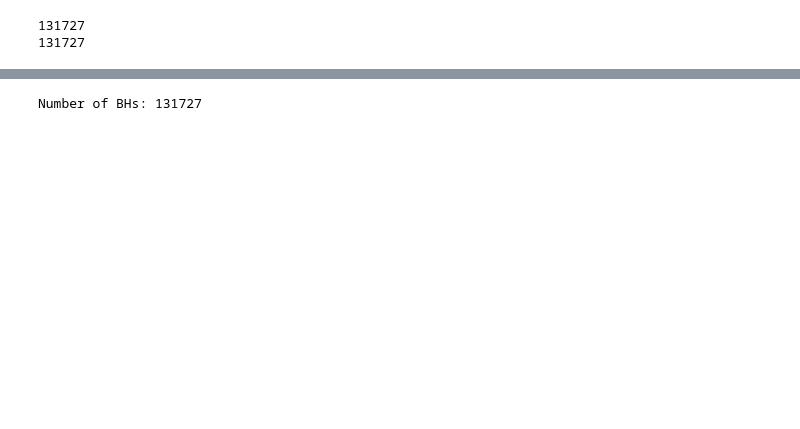
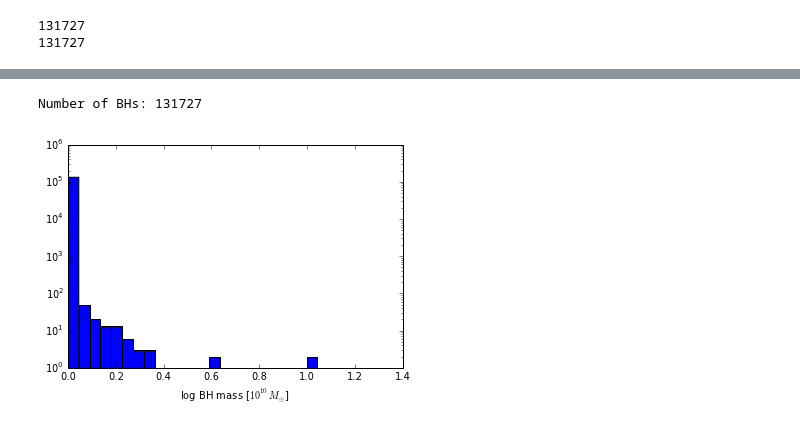
Before and after one commit to illustris-bh-wisc/illustris-bh, a Jupyter notebook: Black Holes.ipynb, the cells around one changed output, grey strips where cells are left out. Saved outputs shown, nothing was run; the diff lists cells and outputs as text; code cells hidden in the pictures; blank space fills up the shorter version.

```diff
--- a/Black Holes.ipynb
+++ b/Black Holes.ipynb
@@ -7,6 +8,6 @@ import readsubfHDF5
 # %%
 # Read catalog
-basedir = "/Users/andreavang/Documents/UW-Courses/Second_Year/Fall_2014/ASTRO_735/Illustris-3/"
+basedir = '../../../../../../../media/Janus/Illustris-3'
 snapid = 135
 catalog = readsubfHDF5.subfind_catalog(basedir,snapid)
 # %%
@@ -51,13 +56,14 @@ plt.show()
 # %%
 bm = catalog.GroupBHMass
 #bm *= 1.e7
 bmdot = catalog.GroupBHMdot
 #bmdot *= 1.e7
 
 print 'Number of BHs:', len(bm)
 
-plt.yscale('log')
-plt.hist(bm, color = 'g')
+plt.hist(bm, bins=30, log = True)
+plt.xlabel('log BH mass [$10^{10} M_{\odot}$]')
 plt.show()
 # %% [output]
 Number of BHs: 131727
+[figure, added]
```
Also changed, not shown: parts of 11 cells of this notebook, 20 other files.
